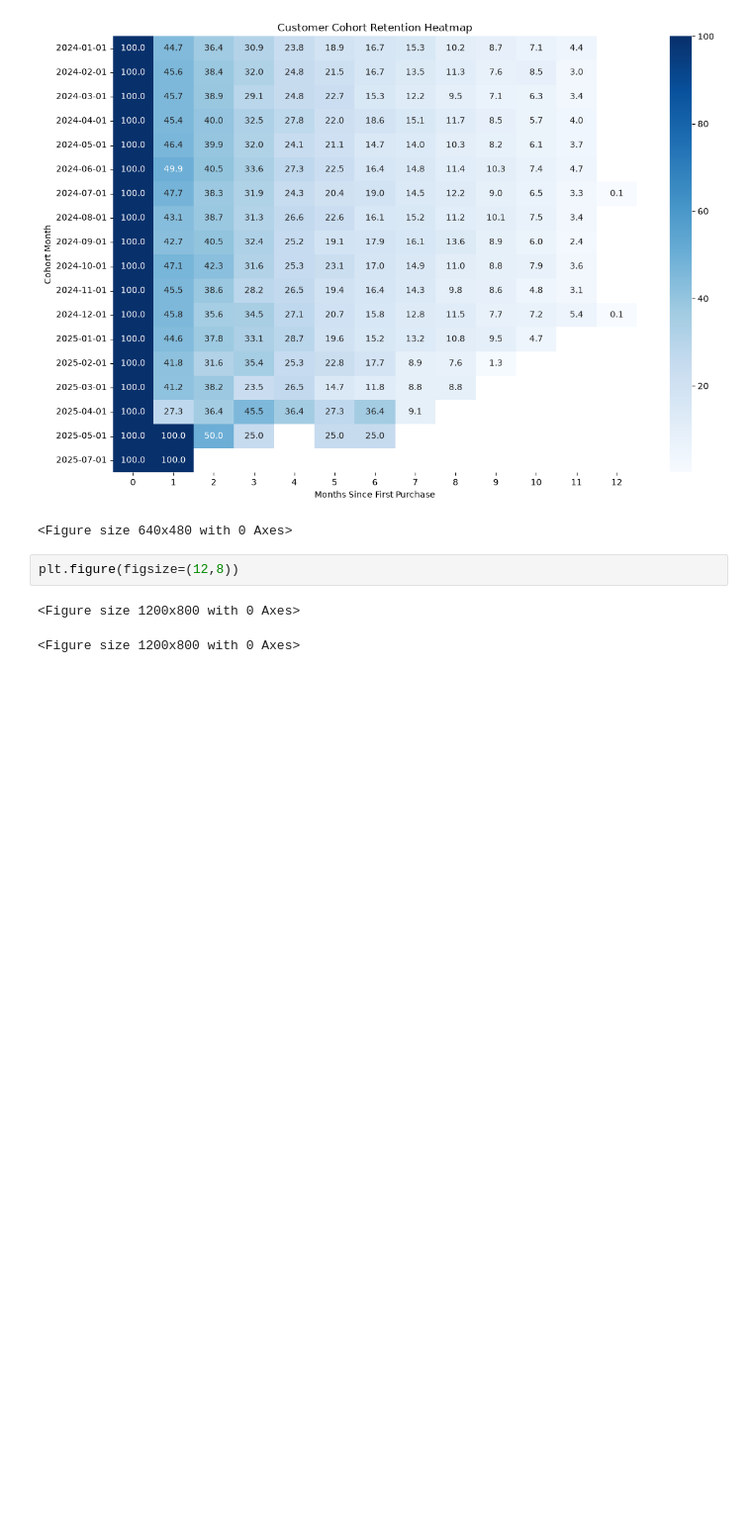
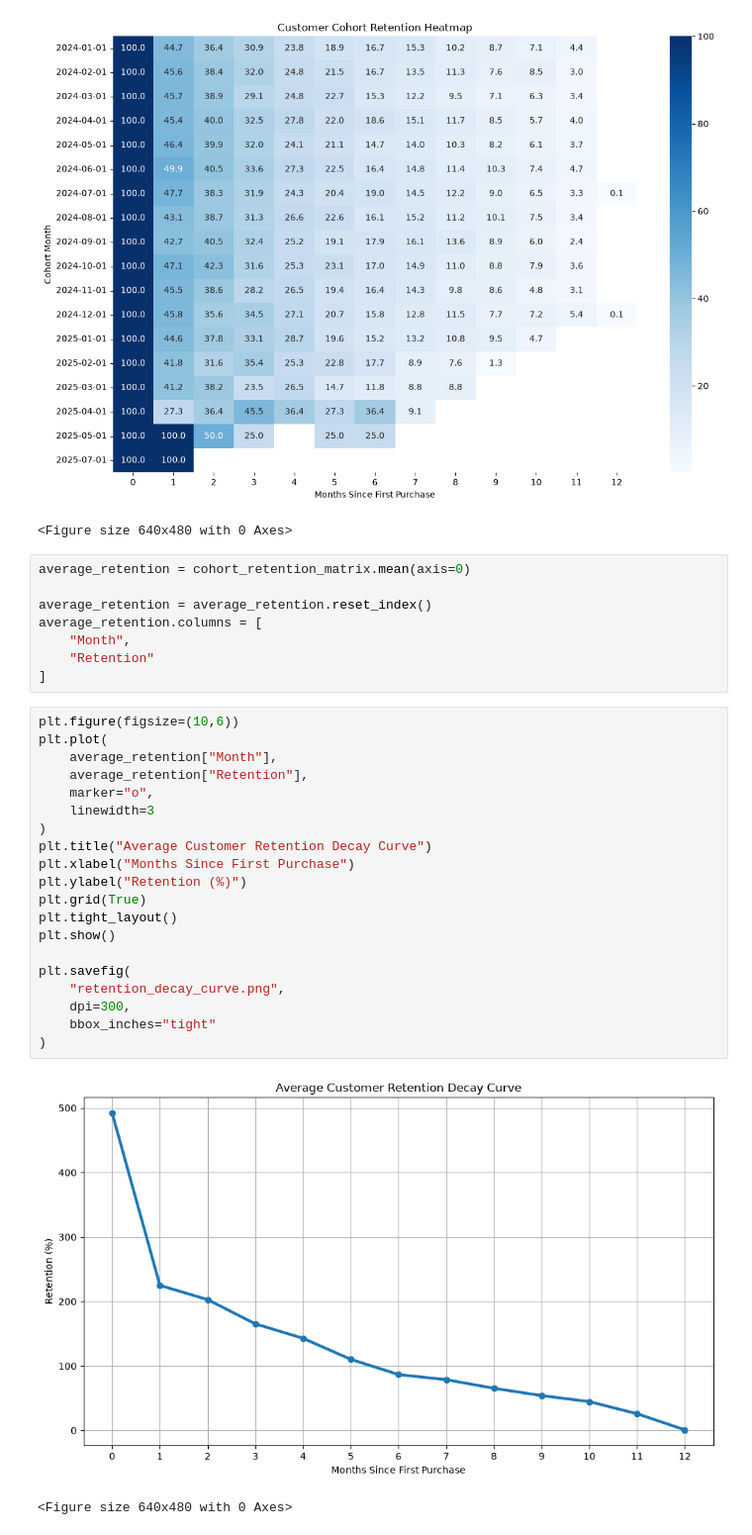
Before and after one commit to syedaswan03/e-commerce_cohort_retention, a Jupyter notebook: Week 4/Week4.ipynb, the cells around one changed output. Shown at 99% size. Drawn from its saved outputs; the diff is of its cells as text; blank space fills up the shorter version.

```diff
--- a/Week 4/Week4.ipynb
+++ b/Week 4/Week4.ipynb
@@ -37,7 +37,33 @@ plt.show()
 [figure]
 <Figure size 640x480 with 0 Axes>
 # %%
-plt.figure(figsize=(12,8))
+average_retention = cohort_retention_matrix.mean(axis=0)
+
+average_retention = average_retention.reset_index()
+average_retention.columns = [
+    "Month",
+    "Retention"
+]
-# %% [output]
-<Figure size 1200x800 with 0 Axes>
-<Figure size 1200x800 with 0 Axes>
+# %%
+plt.figure(figsize=(10,6))
+plt.plot(
+    average_retention["Month"],
+    average_retention["Retention"],
+    marker="o",
+    linewidth=3
+)
+plt.title("Average Customer Retention Decay Curve")
+plt.xlabel("Months Since First Purchase")
+plt.ylabel("Retention (%)")
+plt.grid(True)
+plt.tight_layout()
+plt.show()
+
+plt.savefig(
+    "retention_decay_curve.png",
+    dpi=300,
+    bbox_inches="tight"
+)
+# %% [output]
+[figure, added]
+<Figure size 640x480 with 0 Axes>
```
Also changed, not shown: 1 other file.
